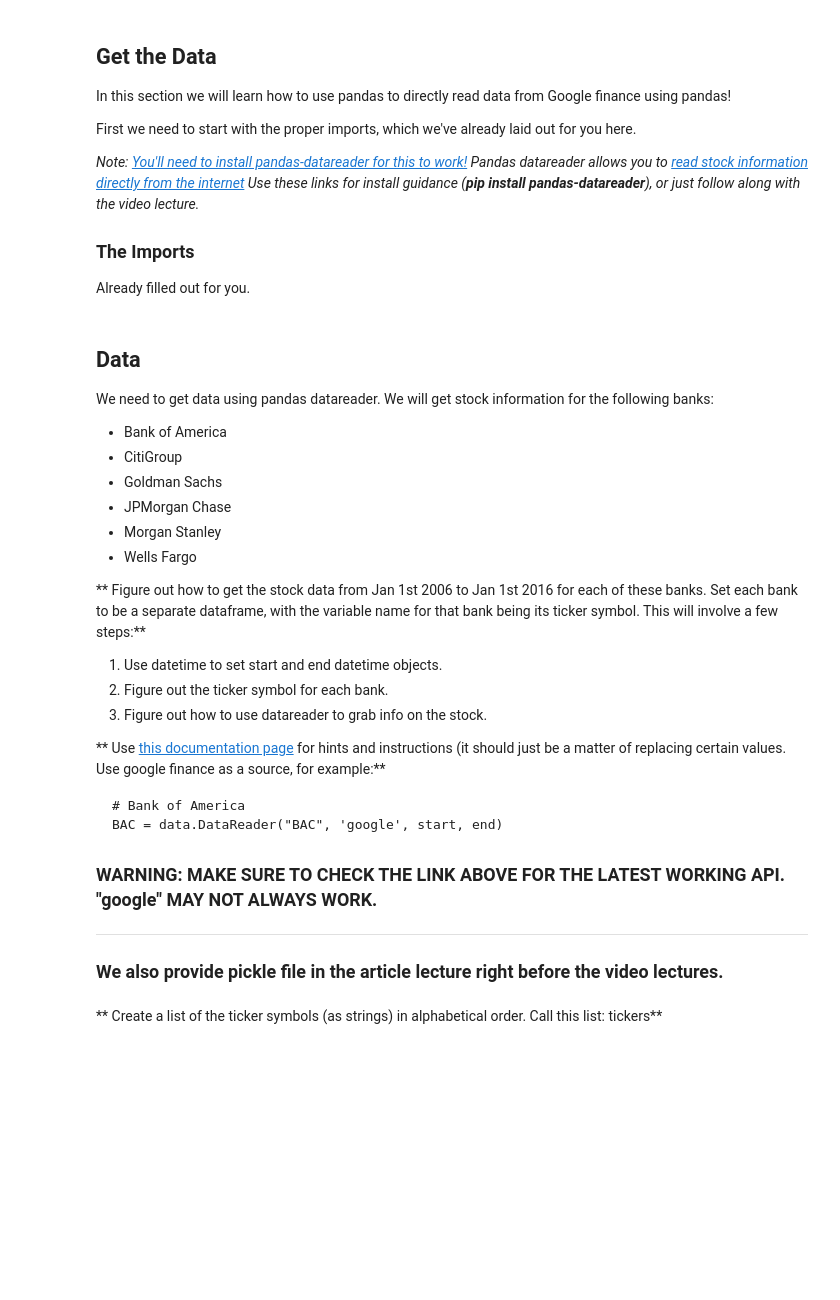
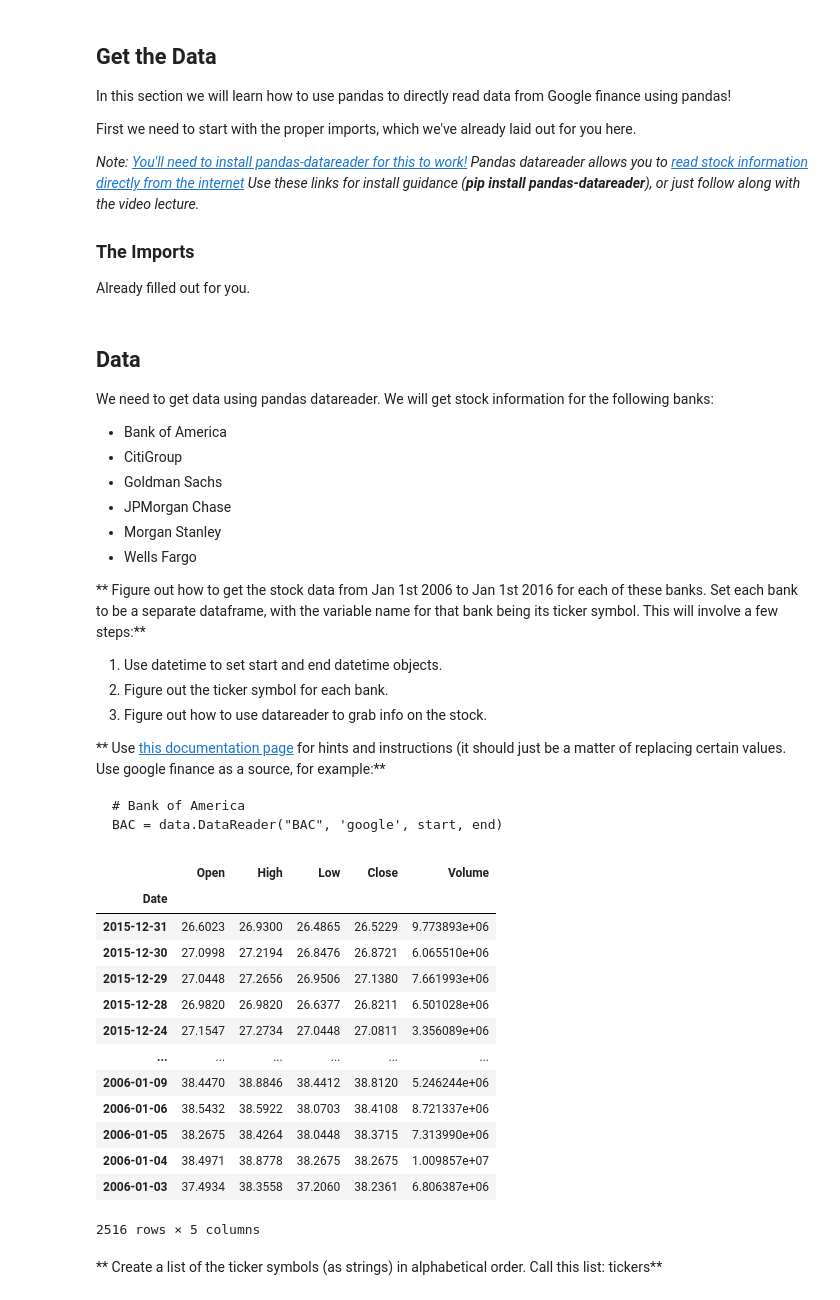
Before and after one commit to parg0nx/Projects, a Jupyter notebook: Finance Project.ipynb, the cells around one changed output. Saved outputs shown, nothing was run; the diff lists cells and outputs as text; code cells hidden in the pictures; blank space fills up the shorter version.

```diff
--- a/Finance Project.ipynb
+++ b/Finance Project.ipynb
@@ -49,7 +48,3 @@ We need to get data using pandas datareader. We will get stock information for t
 
     # Bank of America
     BAC = data.DataReader("BAC", 'google', start, end)
-
-### WARNING: MAKE SURE TO CHECK THE LINK ABOVE FOR THE LATEST WORKING API. "google" MAY NOT ALWAYS WORK.
-------------
-### We also provide pickle file in the article lecture right before the video lectures.
@@ -56,2 +61,19 @@ We need to get data using pandas datareader. We will get stock information for t
+# %%
+MS
+# %% [output]
+|  | Open | High | Low | Close | Volume |
+| Date |  |  |  |  |  |
+| 2015-12-31 | 26.6023 | 26.9300 | 26.4865 | 26.5229 | 9.773893e+06 |
+| 2015-12-30 | 27.0998 | 27.2194 | 26.8476 | 26.8721 | 6.065510e+06 |
+| 2015-12-29 | 27.0448 | 27.2656 | 26.9506 | 27.1380 | 7.661993e+06 |
+| 2015-12-28 | 26.9820 | 26.9820 | 26.6377 | 26.8211 | 6.501028e+06 |
+| 2015-12-24 | 27.1547 | 27.2734 | 27.0448 | 27.0811 | 3.356089e+06 |
+| ... | ... | ... | ... | ... | ... |
+| 2006-01-09 | 38.4470 | 38.8846 | 38.4412 | 38.8120 | 5.246244e+06 |
+| 2006-01-06 | 38.5432 | 38.5922 | 38.0703 | 38.4108 | 8.721337e+06 |
+| 2006-01-05 | 38.2675 | 38.4264 | 38.0448 | 38.3715 | 7.313990e+06 |
+| 2006-01-04 | 38.4971 | 38.8778 | 38.2675 | 38.2675 | 1.009857e+07 |
+| 2006-01-03 | 37.4934 | 38.3558 | 37.2060 | 38.2361 | 6.806387e+06 |
+2516 rows × 5 columns
 # %% [markdown]
 ** Create a list of the ticker symbols (as strings) in alphabetical order. Call this list: tickers**
```
Also changed, not shown: parts of 29 cells of this notebook.
